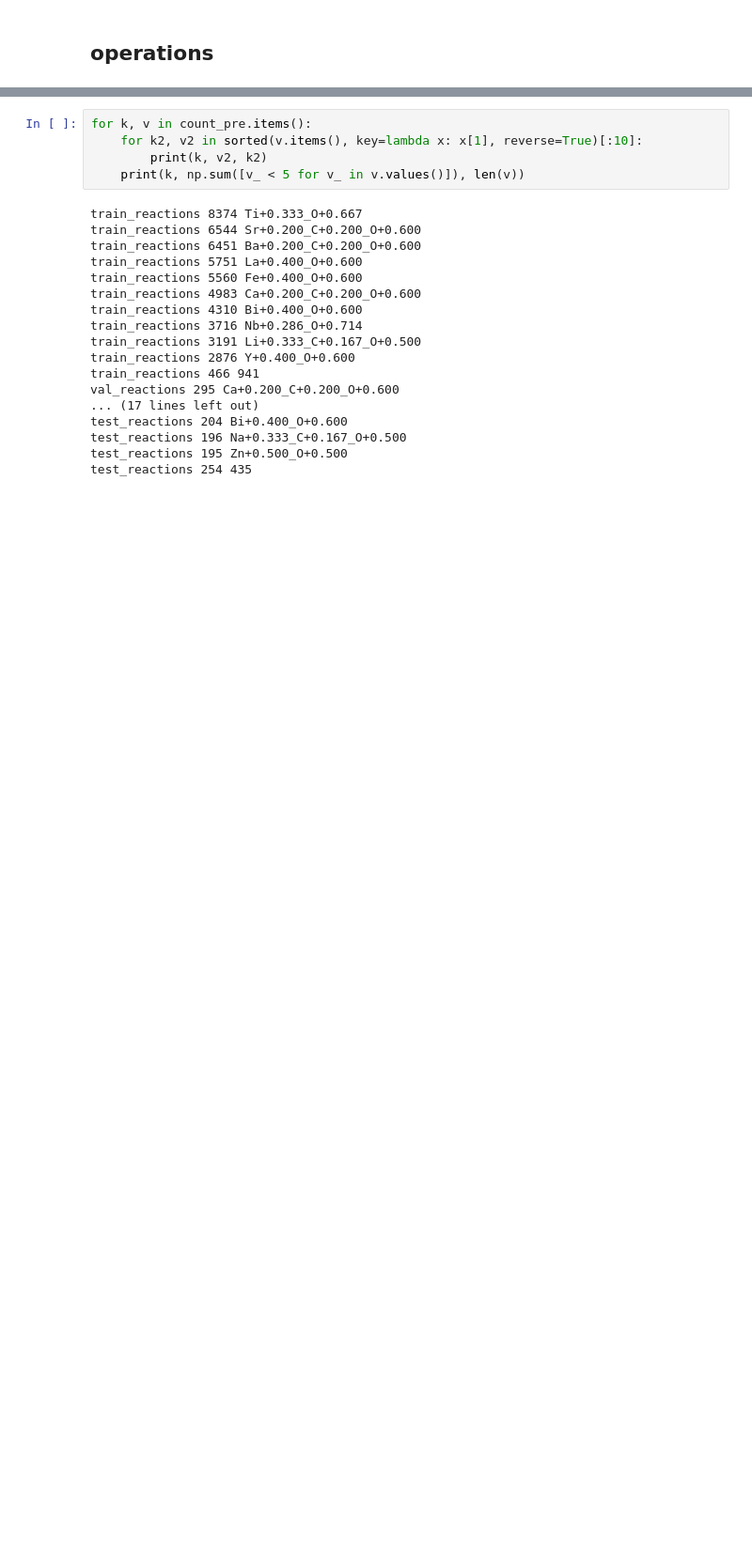
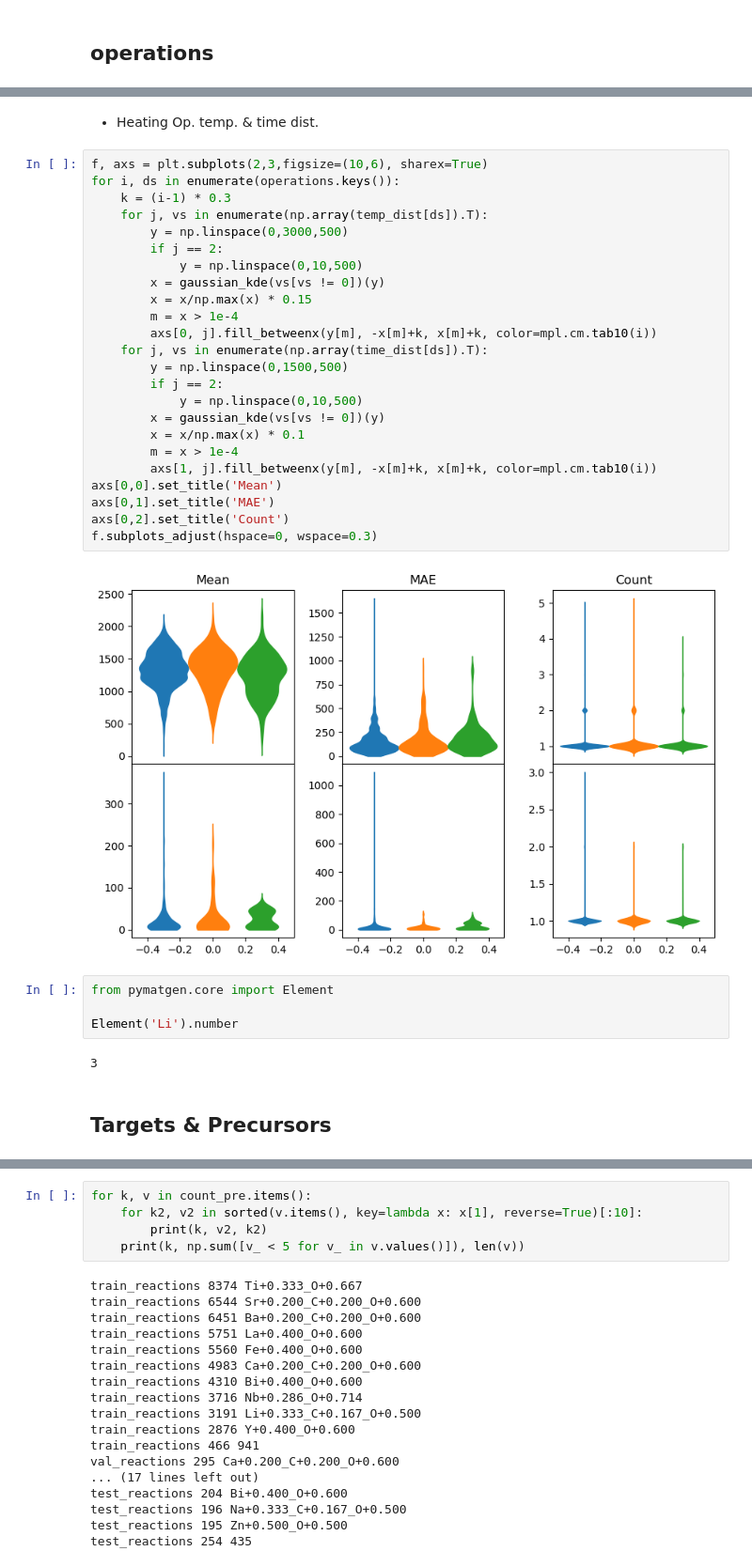
Before and after one commit to git-jhyang/inorganic_synthesis, a Jupyter notebook: notebooks/analysis_data.ipynb, the cells around one changed output, grey strips where cells are left out. Shown at 94% size. Saved outputs shown, nothing was run; the diff lists cells and outputs as text; blank space fills up the shorter version.

```diff
--- a/notebooks/analysis_data.ipynb
+++ b/notebooks/analysis_data.ipynb
@@ -275,0 +406,36 @@ test_reactions 2934
+# %% [markdown]
+- Heating Op. temp. & time dist.
+# %%
+f, axs = plt.subplots(2,3,figsize=(10,6), sharex=True)
+for i, ds in enumerate(operations.keys()):
+    k = (i-1) * 0.3
+    for j, vs in enumerate(np.array(temp_dist[ds]).T):
+        y = np.linspace(0,3000,500)
+        if j == 2:
+            y = np.linspace(0,10,500)
+        x = gaussian_kde(vs[vs != 0])(y)
+        x = x/np.max(x) * 0.15
+        m = x > 1e-4
+        axs[0, j].fill_betweenx(y[m], -x[m]+k, x[m]+k, color=mpl.cm.tab10(i))
+    for j, vs in enumerate(np.array(time_dist[ds]).T):
+        y = np.linspace(0,1500,500)
+        if j == 2:
+            y = np.linspace(0,10,500)
+        x = gaussian_kde(vs[vs != 0])(y)
+        x = x/np.max(x) * 0.1
+        m = x > 1e-4
+        axs[1, j].fill_betweenx(y[m], -x[m]+k, x[m]+k, color=mpl.cm.tab10(i))
+axs[0,0].set_title('Mean')
+axs[0,1].set_title('MAE')
+axs[0,2].set_title('Count')
+f.subplots_adjust(hspace=0, wspace=0.3)
+# %% [output]
+[figure, added]
+# %%
+from pymatgen.core import Element
+
+Element('Li').number
+# %% [output]
+3
+# %% [markdown]
+## Targets & Precursors
```
Also changed, not shown: parts of 45 cells of this notebook, 1 other file.
